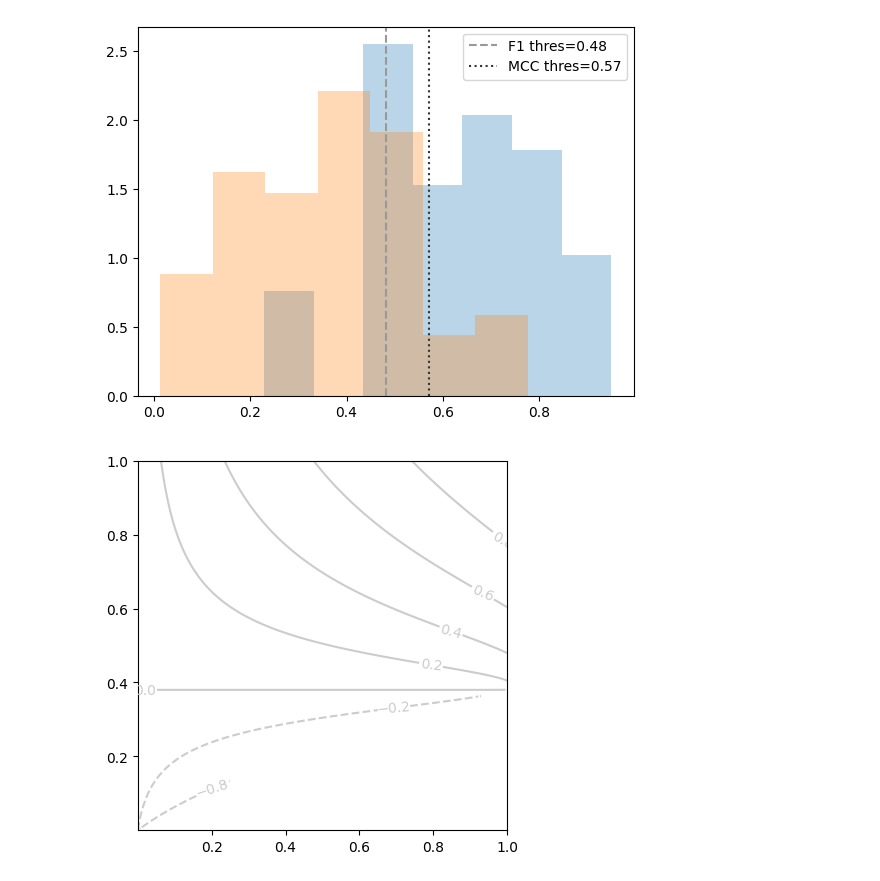
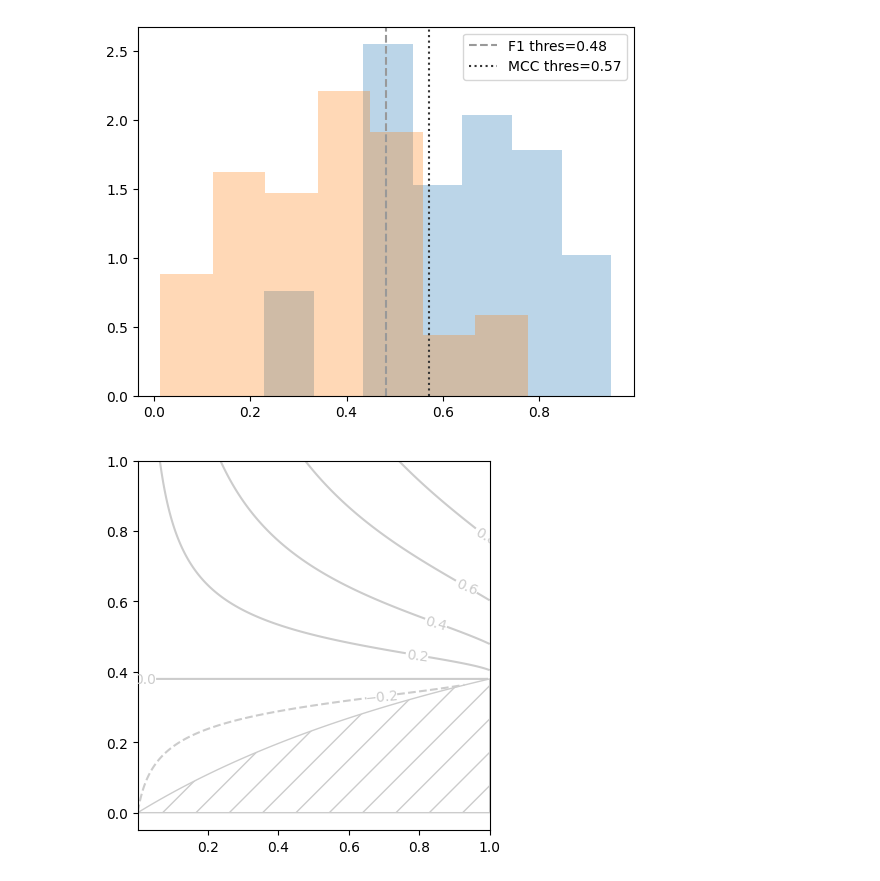
Before and after one commit to rtbs-dev/Contingency, a Jupyter notebook: examples/roc.ipynb, the cells around one changed output. Drawn from its saved outputs; the diff is of its cells as text; code cells hidden in the pictures.

Commit message:
optional PR lower bound hatching

```diff
--- a/examples/roc.ipynb
+++ b/examples/roc.ipynb
@@ -79,21 +79,22 @@ np.float64(1.631578947368421)
 # %%
 ## Could migrate to a contour-based system....\shrug
 r = M.imbalance
 # x = np.linspace(1e-4, 1, 300)
 grid = np.linspace(1e-4, 1, 500)
 R,P = np.meshgrid(grid,grid)
 valid = P >= R / (R + r)
 MCC = np.where(
     valid,
     np.sqrt(R) * (P * (r + 1) - 1) / np.sqrt(np.maximum(r * (P * (r + 1) - R), 1e-12)),
     np.nan,
 )
 # MCC = np.sqrt(X)*(Y*(1.63+1)-1)/np.sqrt(1.63*(Y*(1.63+1)-X))
-C = plt.contour(R,P,MCC, levels=[-.8,-0.2, 0., 0.2, 0.4, 0.6, 0.8], colors='0.8')
+C = plt.contour(R,P,MCC, levels=[-0.2, 0., 0.2, 0.4, 0.6, 0.8], colors='0.8')
 plt.clabel(C)
+plt.fill_between(grid, grid/(grid+r), edgecolor='0.8', facecolor='none',hatch='/' )
 plt.gca().set_aspect(1)
 # %% [output]
-[figure, old version]
+[figure, new version]
 # %%
 import sympy as sp
 
```
Also changed, not shown: parts of 1 cell of this notebook, 1 other file.
